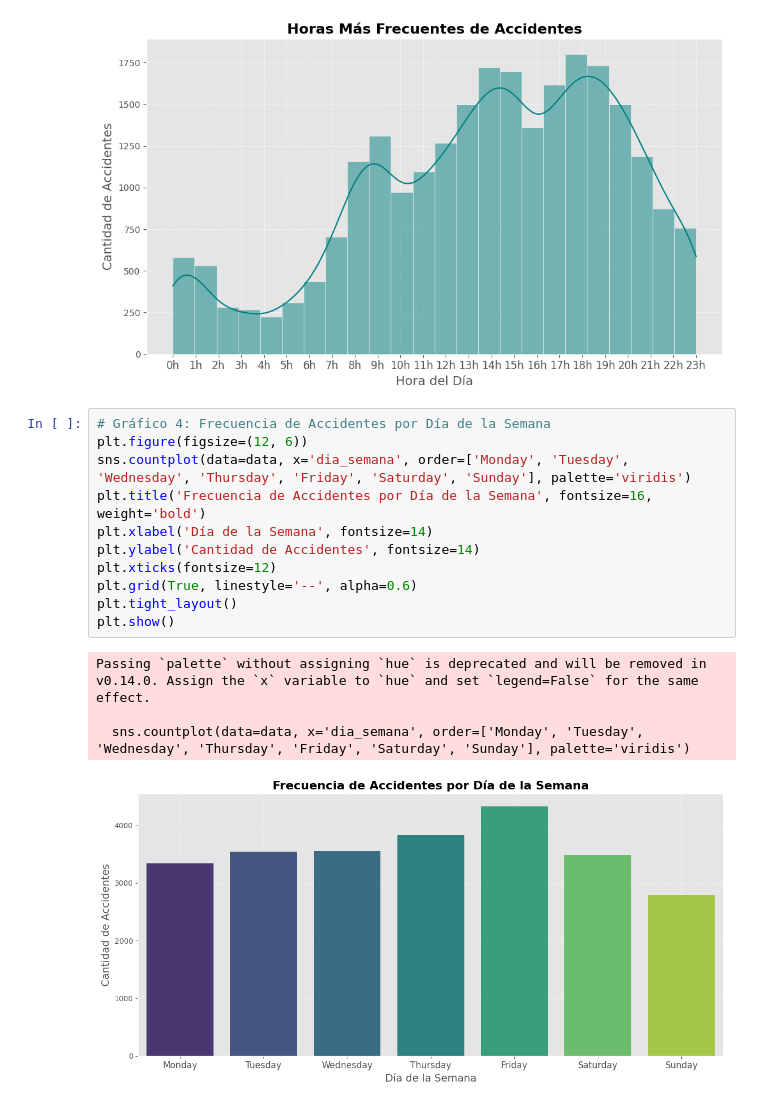
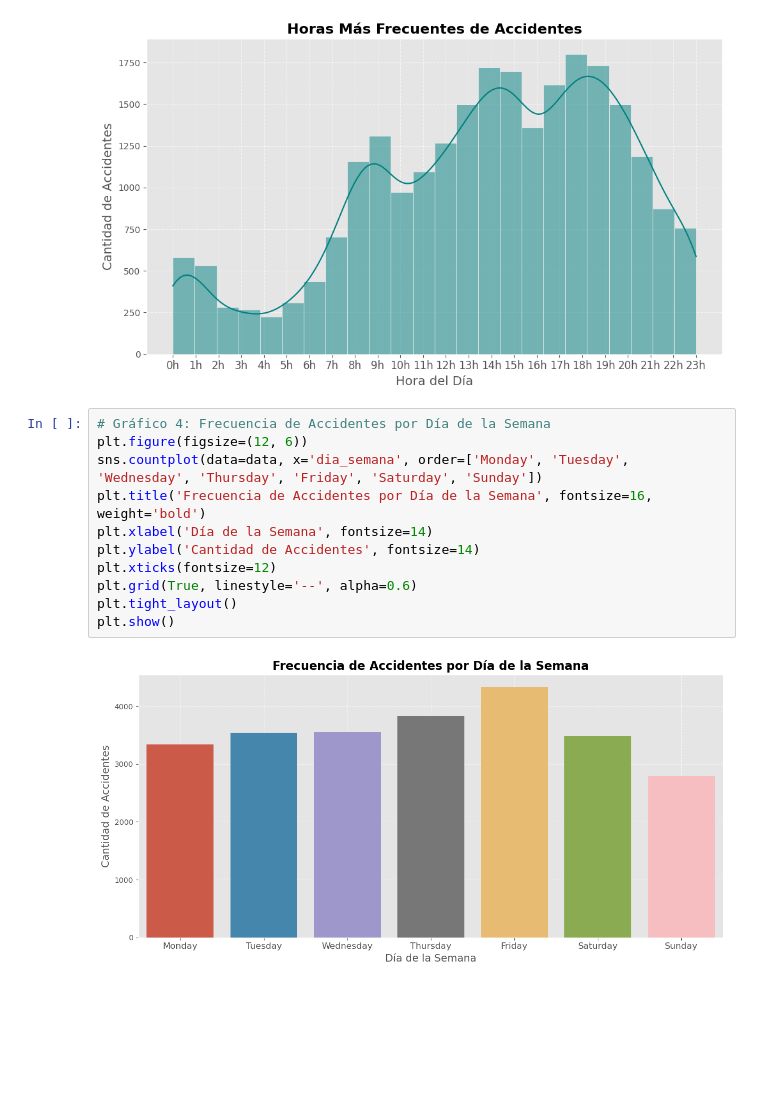
Before and after one commit to nacjacds/Madrid_Accident_Map, a Jupyter notebook: Visualizaciones.ipynb, the cells around one changed output. Saved outputs shown, nothing was run; the diff lists cells and outputs as text; blank space fills up the shorter version.

Commit message:
Update Visualizaciones

```diff
--- a/Visualizaciones.ipynb
+++ b/Visualizaciones.ipynb
@@ -84,19 +75,16 @@ plt.show()
 # %%
 # Gráfico 4: Frecuencia de Accidentes por Día de la Semana
 plt.figure(figsize=(12, 6))
-sns.countplot(data=data, x='dia_semana', order=['Monday', 'Tuesday', 'Wednesday', 'Thursday', 'Friday', 'Saturday', 'Sunday'], palette='viridis')
+sns.countplot(data=data, x='dia_semana', order=['Monday', 'Tuesday', 'Wednesday', 'Thursday', 'Friday', 'Saturday', 'Sunday'])
 plt.title('Frecuencia de Accidentes por Día de la Semana', fontsize=16, weight='bold')
 plt.xlabel('Día de la Semana', fontsize=14)
 plt.ylabel('Cantidad de Accidentes', fontsize=14)
 plt.xticks(fontsize=12)
 plt.grid(True, linestyle='--', alpha=0.6)
 plt.tight_layout()
 plt.show()
 # %% [output]
-Passing `palette` without assigning `hue` is deprecated and will be removed in v0.14.0. Assign the `x` variable to `hue` and set `legend=False` for the same effect.
-
-  sns.countplot(data=data, x='dia_semana', order=['Monday', 'Tuesday', 'Wednesday', 'Thursday', 'Friday', 'Saturday', 'Sunday'], palette='viridis')
-[figure, old version]
+[figure, new version]
 # %%
 # Gráfico 5: Edades de Implicados en Accidentes
 plt.figure(figsize=(12, 6))
```
Also changed, not shown: parts of 8 cells of this notebook.
